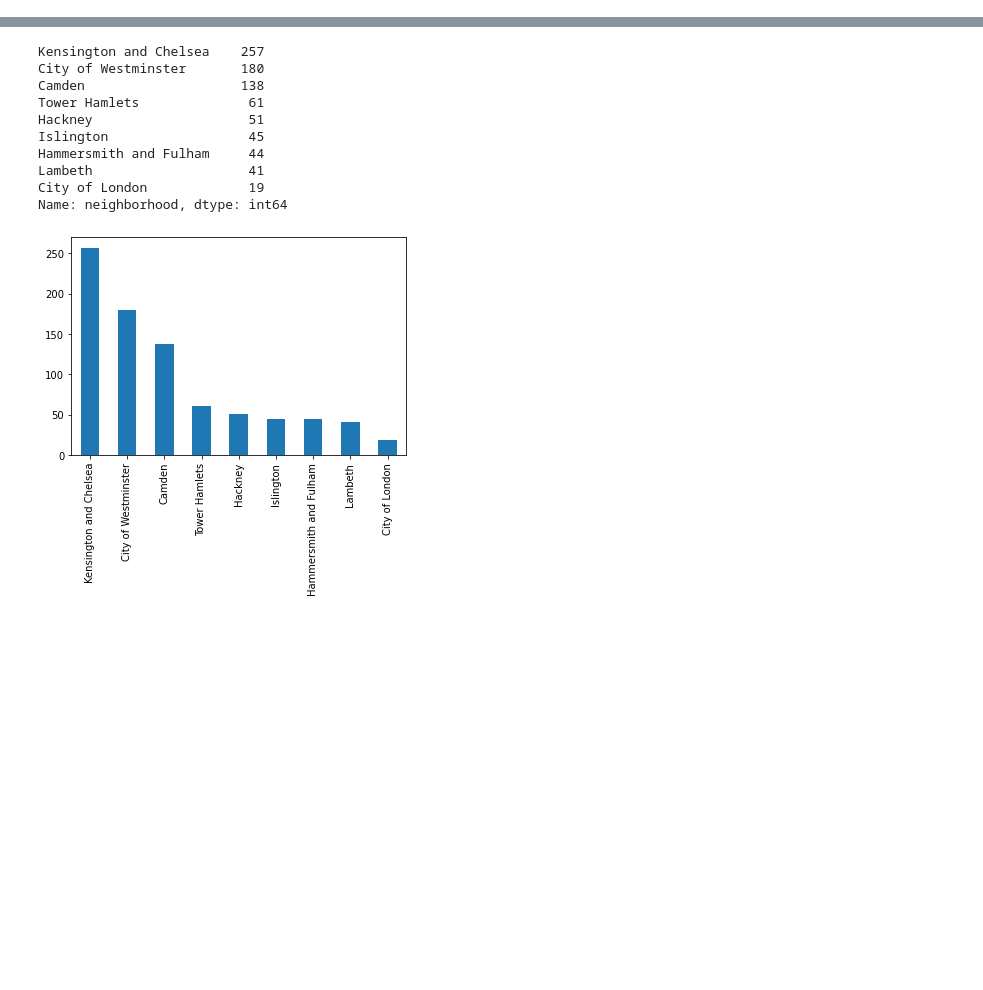
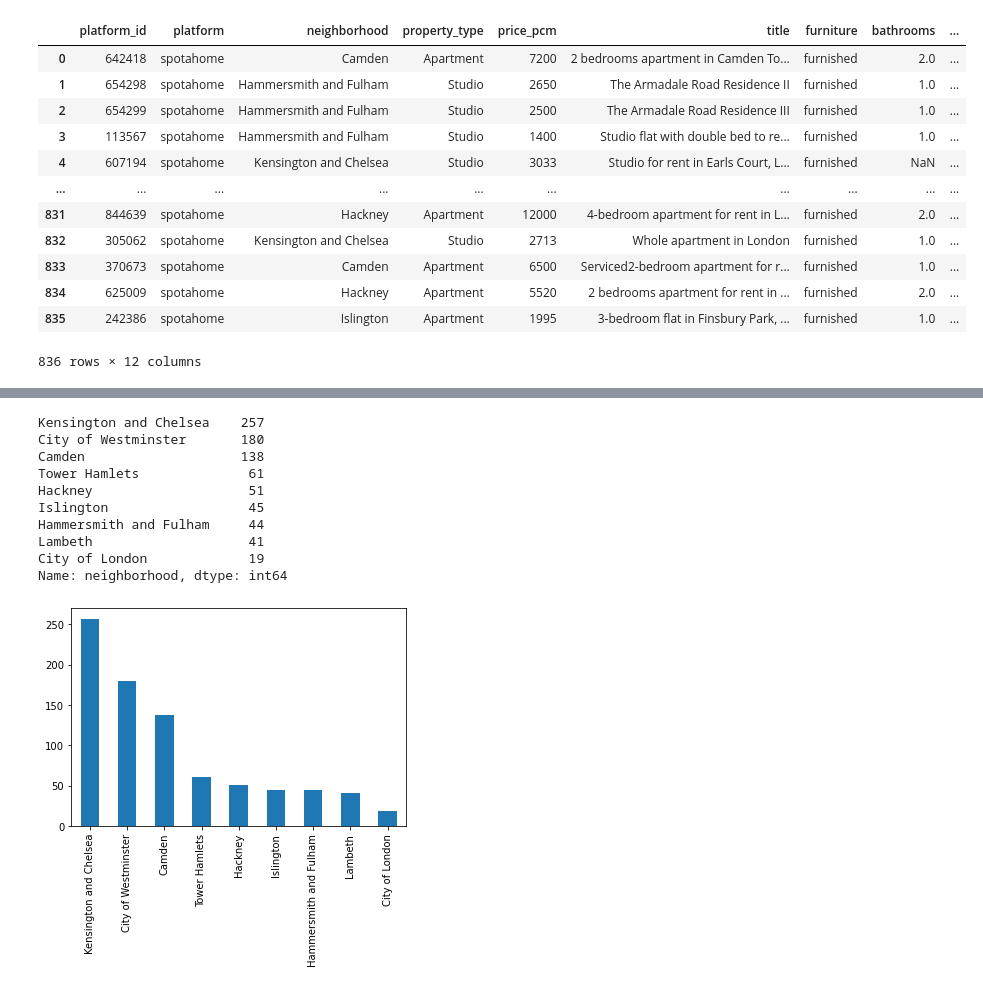
Before and after one commit to capstone-jmrs/capstone-proptech-repo, a Jupyter notebook: spotahome_julia_eda.ipynb, the cells around one changed output, grey strips where cells are left out. Drawn from its saved outputs; the diff is of its cells as text; code cells hidden in the pictures; blank space fills up the shorter version.

```diff
--- a/spotahome_julia_eda.ipynb
+++ b/spotahome_julia_eda.ipynb
@@ -113 +94,17 @@ spotahome_clean = spotahome_final_3
+# %%
+spotahome_eda
+# %% [output]
+|  | platform_id | platform | neighborhood | property_type | price_pcm | title | furniture | bathrooms | ... |
+| 0 | 642418 | spotahome | Camden | Apartment | 7200 | 2 bedrooms apartment in Camden To... | furnished | 2.0 | ... |
+| 1 | 654298 | spotahome | Hammersmith and Fulham | Studio | 2650 | The Armadale Road Residence II | furnished | 1.0 | ... |
+| 2 | 654299 | spotahome | Hammersmith and Fulham | Studio | 2500 | The Armadale Road Residence III | furnished | 1.0 | ... |
+| 3 | 113567 | spotahome | Hammersmith and Fulham | Studio | 1400 | Studio flat with double bed to re... | furnished | 1.0 | ... |
+| 4 | 607194 | spotahome | Kensington and Chelsea | Studio | 3033 | Studio for rent in Earls Court, L... | furnished | NaN | ... |
+| ... | ... | ... | ... | ... | ... | ... | ... | ... | ... |
+| 831 | 844639 | spotahome | Hackney | Apartment | 12000 | 4-bedroom apartment for rent in L... | furnished | 2.0 | ... |
+| 832 | 305062 | spotahome | Kensington and Chelsea | Studio | 2713 | Whole apartment in London | furnished | 1.0 | ... |
+| 833 | 370673 | spotahome | Camden | Apartment | 6500 | Serviced2-bedroom apartment for r... | furnished | 1.0 | ... |
+| 834 | 625009 | spotahome | Hackney | Apartment | 5520 | 2 bedrooms apartment for rent in ... | furnished | 2.0 | ... |
+| 835 | 242386 | spotahome | Islington | Apartment | 1995 | 3-bedroom flat in Finsbury Park, ... | furnished | 1.0 | ... |
+836 rows × 12 columns
 # %%
```
Also changed, not shown: parts of 15 cells of this notebook.
